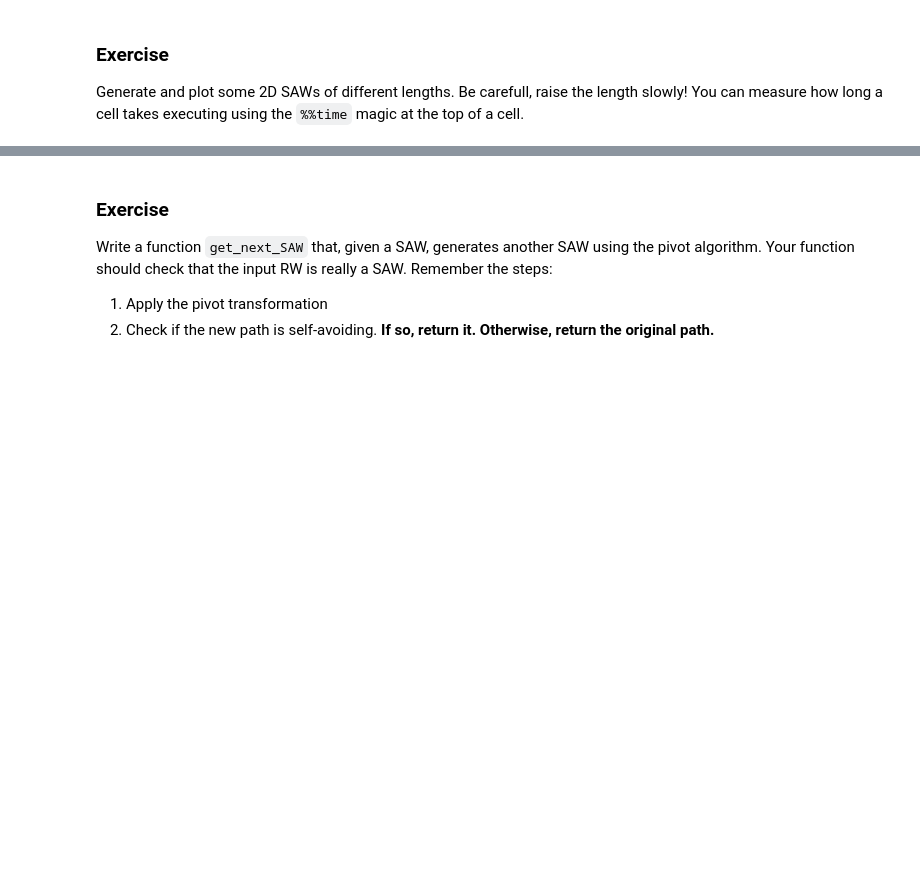
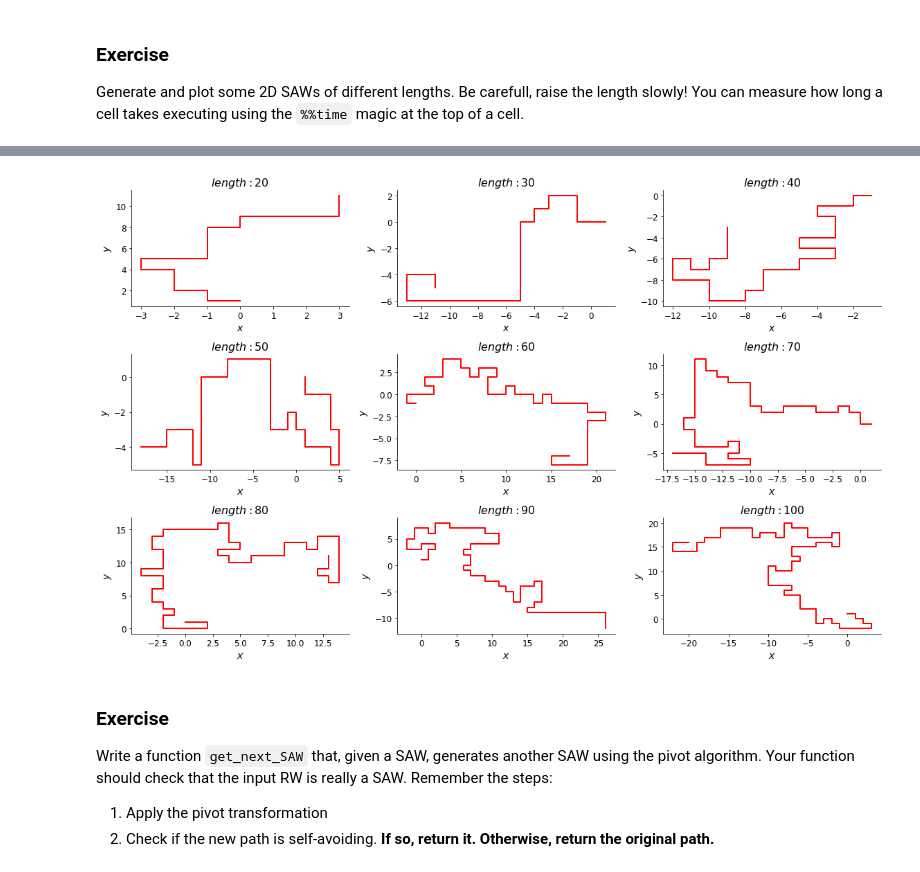
Before and after one commit to Ferr013/stat-mech-python-course, a Jupyter notebook: solved-notebooks/2.2-Self-Avoiding-Walks-Giovanni-Ferrami.ipynb, the cells around one changed output, grey strips where cells are left out. Cells and saved outputs as stored; diff of their text form; code cells hidden in the pictures; blank space fills up the shorter version.

```diff
--- a/solved-notebooks/2.2-Self-Avoiding-Walks-Giovanni-Ferrami.ipynb
+++ b/solved-notebooks/2.2-Self-Avoiding-Walks-Giovanni-Ferrami.ipynb
@@ -278,3 +191,22 @@ SAW generated in 1827 itereations
+# %%
+lengths = [20, 30, 40, 50, 60, 70, 80, 90, 100]
+fig, axx = plt.subplots(3, 3, figsize=(16, 10), tight_layout=True)
+axx = axx.reshape(-1)
+i = 0
+for length in lengths:
+    ax = axx[i]
+    i = i+1
+    a = get_first_SAW(length)
+    ax.set_title(f"$length: {length}$")
+    ax.plot(
+        a[:,0], a[:,1],
+        color="red",
+        lw=2,
+    )
+    ax.set_xlabel(r"$x$")
+    ax.set_ylabel(r"$y$")
+# %% [output]
+[figure, added]
 # %% [markdown]
 ### Exercise
 Write a function `get_next_SAW` that, given a SAW, generates another SAW using the pivot algorithm. Your function should check that the input RW is really a SAW. Remember the steps:
```
Also changed, not shown: parts of 9 cells of this notebook, 1 other file.
